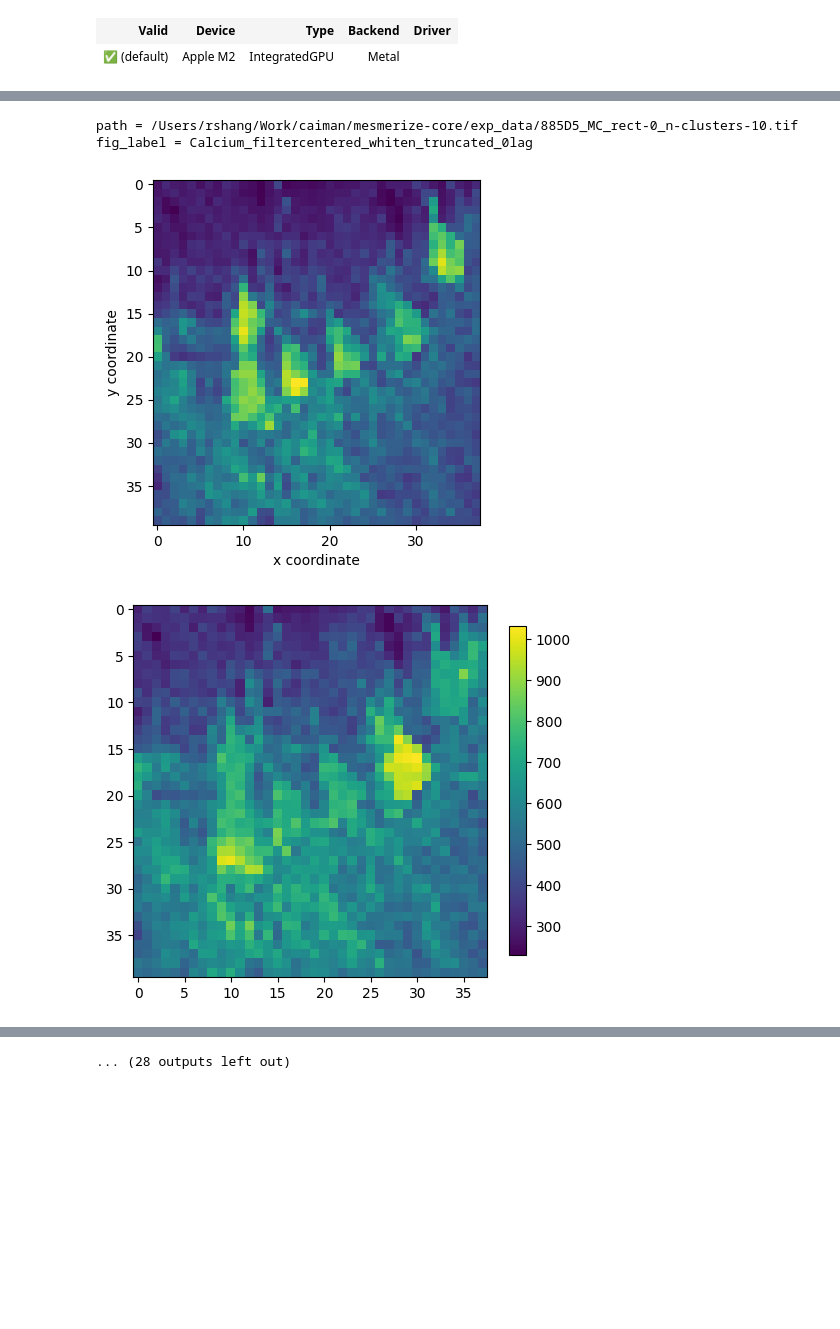
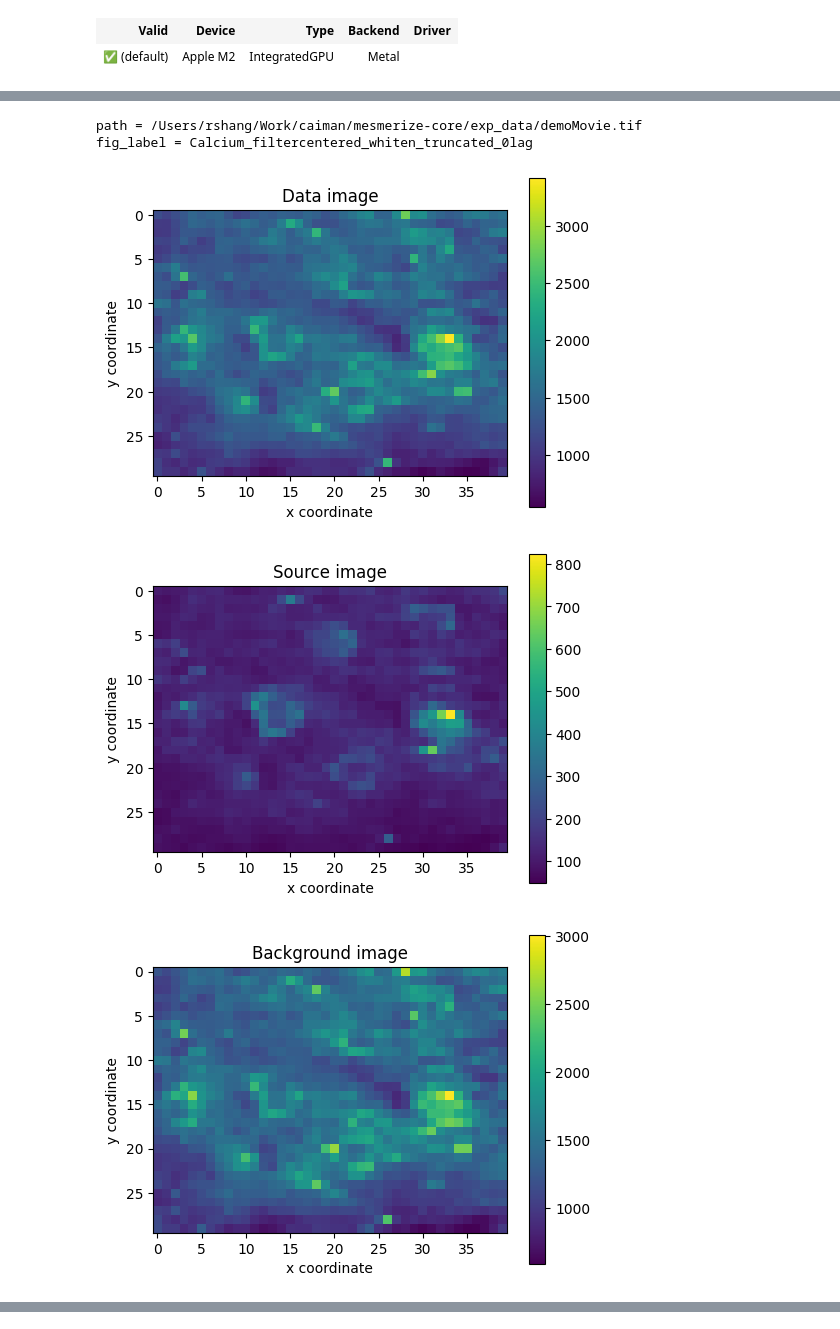
Before and after one commit to kushalkolar/td-svd-sandbox, a Jupyter notebook: NICA_pipeline.ipynb, the cells around one changed output, grey strips where cells are left out. Saved outputs shown, nothing was run; the diff lists cells and outputs as text; code cells hidden in the pictures; blank space fills up the shorter version.

```diff
--- a/NICA_pipeline.ipynb
+++ b/NICA_pipeline.ipynb
@@ -59,8 +59,8 @@ file_label = []
 #         file_label += [f"ToySim_s{source_separation}_t{int(time_correlation*10)}"]
 #         filepath += [f'/Users/rshang/Work/fermipy/make_movie_array/data/{file_label[-1]}.pkl']
 
-# filepath += ["/Users/rshang/Work/caiman/mesmerize-core/exp_data/demoMovie.tif"]
-# file_label += ["Calcium"]
+filepath += ["/Users/rshang/Work/caiman/mesmerize-core/exp_data/demoMovie.tif"]
+file_label += ["Calcium"]
 # filepath += ["/Users/rshang/Work/caiman/mesmerize-core/exp_data/dendrites_rect.tif"]
 # file_label += ["Calcium"]
 # filepath += ["/Users/rshang/Work/caiman/mesmerize-core/exp_data/sue2p.tif"]
@@ -71,8 +71,8 @@ file_label = []
 # file_label += ["Calcium"]
 # filepath += ["/Users/rshang/Work/caiman/mesmerize-core/exp_data/vaz_crop_1.tif"]
 # file_label += ["Calcium"]
-filepath += ["/Users/rshang/Work/caiman/mesmerize-core/exp_data/885D5_MC_rect-0_n-clusters-10.tif"]
-file_label += ["Calcium"]
+# filepath += ["/Users/rshang/Work/caiman/mesmerize-core/exp_data/885D5_MC_rect-0_n-clusters-10.tif"]
+# file_label += ["Calcium"]
 # filepath += ["/Users/rshang/Work/caiman/mesmerize-core/exp_data/885D5_MC_rect-3_n-clusters-19.tif"]
 # file_label += ["Calcium"]
 # filepath += ["/Users/rshang/Work/caiman/mesmerize-core/exp_data/M19D5_MC_rect-1_n-clusters-19.tif"]
@@ -868,13 +866,16 @@ def background_subtraction(X):
 
     return Xs, Xb
 # %%
-def plot_image(fig_name, unvec, Xs):
+def plot_image(fig_name, fig_title, unvec, Xs):
 
     src_movie = unvec.transform(Xs)
     fig, ax = plt.subplots(1, 1, figsize=(5, 5))
     im = ax.imshow(src_movie.mean(axis=0))
     cbar = fig.colorbar(im, location='right', anchor=(0, 0.5), shrink=0.7)
     plt.tight_layout()
+    plt.xlabel("x coordinate")
+    plt.ylabel("y coordinate")
+    plt.title(f"{fig_title}")
     plt.savefig(f'{output_dir}/{fig_name}.png')
     plt.show()
 
@@ -1472,7 +1516,7 @@ def reconstruction(unvec, Zs, Zn, H, W, n_pixels, k):
 
         H = W.T @ Zs
 
-        H = H.clip(0)
+        # H = H.clip(0)
 
         S_solved = H
         Sn_solved = W.T @ Zn
@@ -1952,7 +2007,7 @@ for fp, fl in zip(filepath,file_label):
         vectorizer, unvec, X, Xn = vectorization(movie, N_movie)
         noise_scaling(X, Xn)
         Xs, Xb = background_subtraction(X)
-        plot_image('source_image_'+fig_label, unvec, Xs)
+        plot_image('source_image_'+fig_label, "Source footprints", unvec, Xs)
         P, Pb, Pn, Ps, Pc = make_lag_time_data(X, Xb, Xs, Xn)
 
         Z0 = make_concatenated_matrix(P)
@@ -1992,14 +2047,25 @@ for fp, fl in zip(filepath,file_label):
     if "Calcium" in fig_label:
 
         movie, N_movie, pix_x_coord, pix_y_coord = read_data_file(path)
-        plot_image_from_movie(fig_label, movie)
+        # plot_image_from_movie(fig_label, movie)
         vectorizer, unvec, X, Xn = vectorization(movie, N_movie)
 
         Cx, Cy = coordinate_vectorization(pix_x_coord, pix_y_coord)
         Xs, Xb = background_subtraction(X)
-        plot_image('source_image'+fig_label, unvec, Xs)
+        plot_image('data_image_'+fig_label, "Data image", unvec, X)
+        plot_image('source_image_'+fig_label, "Source image", unvec, Xs)
+        plot_image('background_image_'+fig_label, "Background image", unvec, Xb)
 
         noise_scaling(X, Xn)
+
+        X_clean = denoising_image(Xs, Xn)
+        plot_image('source_denoised_image_'+fig_label, "Denoised image", unvec, X_clean)
+
+        channel_mean_vs_variance(X, Xs)
+
+        # X_movie = fpl.ImageWidget(unvec.transform(X), figure_kwargs={"size": (500, 600)})
+        # X_movie.show()
+
 
         P, Pb, Pn, Ps, Pc = make_lag_time_data(X, Xb, Xs, Xn)
         Px, Py = make_lag_time_coordinate(Cx, Cy)
@@ -2029,36 +2095,37 @@ for fp, fl in zip(filepath,file_label):
         Zn_cov = make_concatenated_matrix(Pnw_cov)
         H, W = nonnegative_hybrid_matching(fig_label, Zs0, Zc_sim, Zc_cov, estimate_rank_signal)
         analysis_type = 1
-        H, W, image_array, A_solved, S_solved, Sn_solved = reconstruction(unvec, Zc_cov, Zn_cov, H, W, X.shape[0], estimate_rank_signal)
+        H, W, image_array, A_solved, S_solved, Sn_solved = reconstruction(unvec, Z0, Zn0, H, W, X.shape[0], estimate_rank_signal)
         plot_reconstruction(fig_label, movie, image_array, A_solved, S_solved, Sn_solved, estimate_rank_signal)
         plot_footprint_summary(fig_label, image_array, estimate_rank_signal)
 
 
         # if analysis_type==1:
         #     analysis_type = 0
         #     Pw, Pcw, Pnw = data_whitening(P, Ps, Pn, Pc, estimate_rank_signal, estimate_rank_signal)
         #     Zc = make_concatenated_matrix(Pcw)
         #     Zn = make_concatenated_matrix(Pnw)
         #     H1, W1 = nonnegative_similarity_matching(fig_label, Zc, estimate_rank_signal, HW_init=[H0,W0])
         #     H, W, image_array, A_solved, S_solved, Sn_solved = reconstruction(unvec, Zc, Zn, H1, W1, X.shape[0], estimate_rank_signal)
         #     plot_reconstruction(fig_label, movie, image_array, A_solved, S_solved, Sn_solved, estimate_rank_signal)
         #     plot_footprint_summary(fig_label, image_array, estimate_rank_signal)
         #     analysis_type = 1
         # else:
         #     analysis_type = 1
         #     Pw, Pcw, Pnw = data_whitening(P, Ps, Pn, Pc, estimate_rank_signal, estimate_rank_signal)
         #     Zc = make_concatenated_matrix(Pcw)
         #     Zn = make_concatenated_matrix(Pnw)
         #     H1, W1 = nonnegative_similarity_matching(fig_label, Zc, estimate_rank_signal, HW_init=[H0,W0])
         #     H, W, image_array, A_solved, S_solved, Sn_solved = reconstruction(unvec, Zc, Zn, H1, W1, X.shape[0], estimate_rank_signal)
         #     plot_reconstruction(fig_label, movie, image_array, A_solved, S_solved, Sn_solved, estimate_rank_signal)
         #     plot_footprint_summary(fig_label, image_array, estimate_rank_signal)
         #     analysis_type = 0
 
 
         # Zr = plot_residual(unvec, Zs0, H, W)
 # %% [output]
-path = /Users/rshang/Work/caiman/mesmerize-core/exp_data/885D5_MC_rect-0_n-clusters-10.tif
+path = /Users/rshang/Work/caiman/mesmerize-core/exp_data/demoMovie.tif
 fig_label = Calcium_filtercentered_whiten_truncated_0lag
-[figure, old version]
+[figure, new version]
-[figure, old version]
+[figure, new version]
+[figure, new version]
@@ -2105,4 +2156,3 @@ matching initial:
-... (28 outputs left out)
 # %%
 NICA_results = []
 for fp, fl in zip(filepath,file_label):
```
Also changed, not shown: parts of 8 cells of this notebook.
